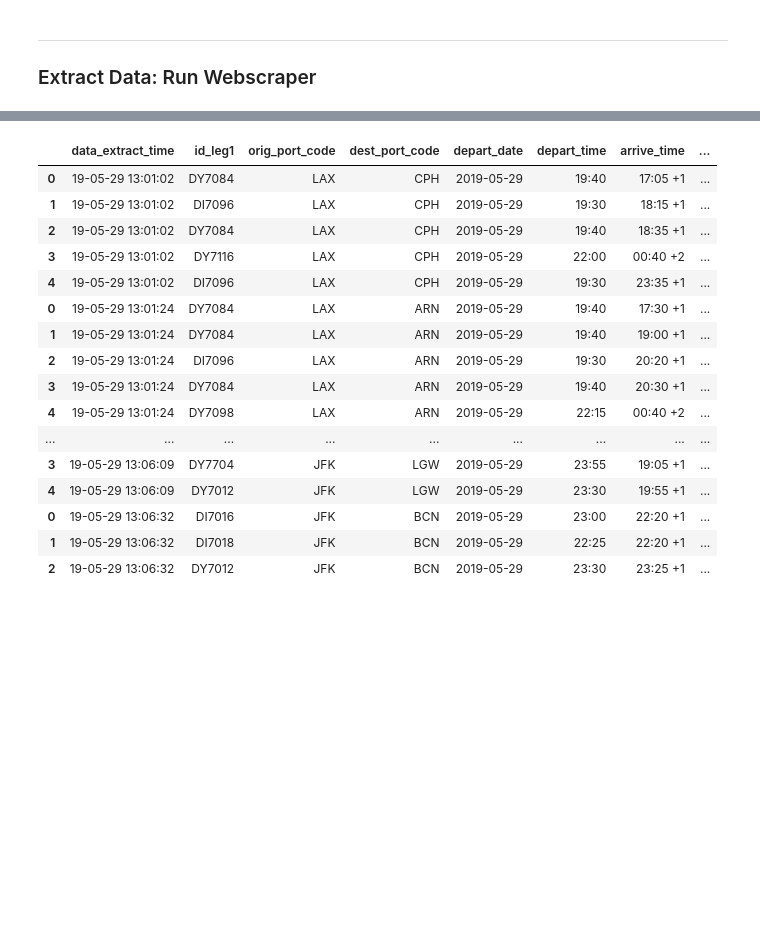
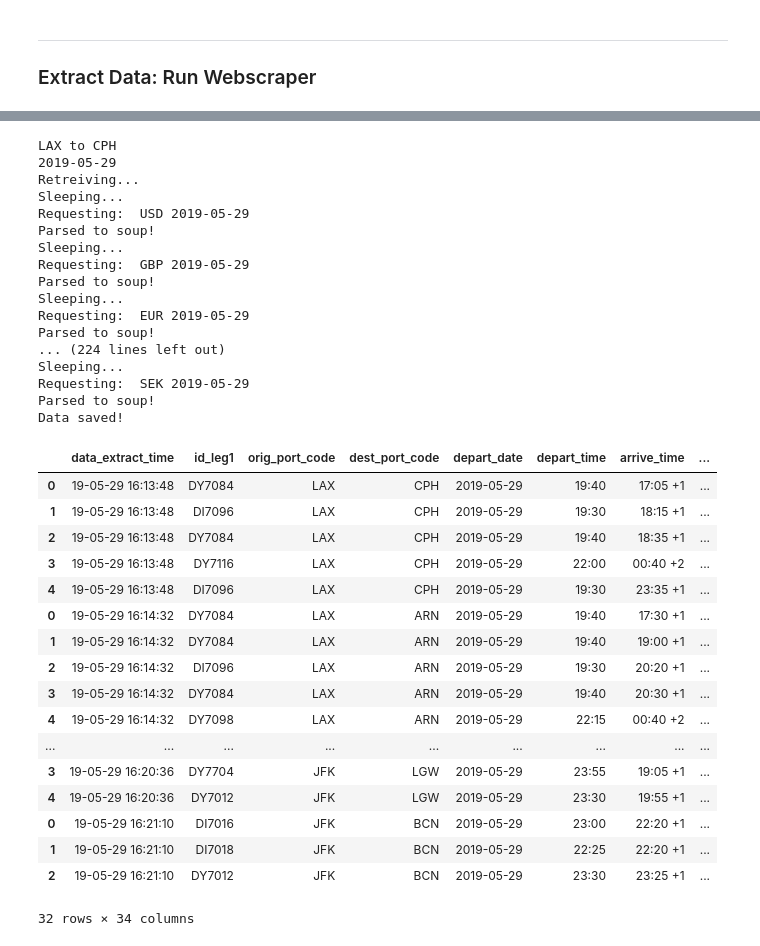
Before and after one commit to chenjoyq/intl-airfare-pricing, a Jupyter notebook: intl_airfare_pricing_code.ipynb, the cells around one changed output, grey strips where cells are left out. Cells and saved outputs as stored; diff of their text form; code cells hidden in the pictures; blank space fills up the shorter version.

```diff
--- a/intl_airfare_pricing_code.ipynb
+++ b/intl_airfare_pricing_code.ipynb
@@ -28,6 +28,8 @@ import time
 import datetime
 import pytz
 import re
+
+pd.options.display.max_rows = 50
 # %% [markdown]
 ***
 
@@ -63,12 +65,6 @@ usd_index = list(curr).index('USD')
 # %%
 # Specify time right now
 today_date = datetime.datetime.now(pytz.timezone('US/Pacific'))
-
-# Specify time period to retrieve flight prices over (days)
-time_frame = 1
-
-# Create list of dates beginning from now
-dates = pd.date_range(today_date.strftime('%Y-%m-%d'), periods = time_frame).tolist()
 # %% [markdown]
 ***
 
@@ -394,20 +381,38 @@ Data saved!
-# %%
-tix_data
-# %% [output]
-|  | data_extract_time | id_leg1 | orig_port_code | dest_port_code | depart_date | depart_time | arrive_time | ... |
-| 0 | 19-05-29 13:01:02 | DY7084 | LAX | CPH | 2019-05-29 | 19:40 | 17:05 +1 | ... |
-| 1 | 19-05-29 13:01:02 | DI7096 | LAX | CPH | 2019-05-29 | 19:30 | 18:15 +1 | ... |
-| 2 | 19-05-29 13:01:02 | DY7084 | LAX | CPH | 2019-05-29 | 19:40 | 18:35 +1 | ... |
-| 3 | 19-05-29 13:01:02 | DY7116 | LAX | CPH | 2019-05-29 | 22:00 | 00:40 +2 | ... |
-| 4 | 19-05-29 13:01:02 | DI7096 | LAX | CPH | 2019-05-29 | 19:30 | 23:35 +1 | ... |
-| 0 | 19-05-29 13:01:24 | DY7084 | LAX | ARN | 2019-05-29 | 19:40 | 17:30 +1 | ... |
-| 1 | 19-05-29 13:01:24 | DY7084 | LAX | ARN | 2019-05-29 | 19:40 | 19:00 +1 | ... |
-| 2 | 19-05-29 13:01:24 | DI7096 | LAX | ARN | 2019-05-29 | 19:30 | 20:20 +1 | ... |
-| 3 | 19-05-29 13:01:24 | DY7084 | LAX | ARN | 2019-05-29 | 19:40 | 20:30 +1 | ... |
-| 4 | 19-05-29 13:01:24 | DY7098 | LAX | ARN | 2019-05-29 | 22:15 | 00:40 +2 | ... |
-| ... | ... | ... | ... | ... | ... | ... | ... | ... |
-| 3 | 19-05-29 13:06:09 | DY7704 | JFK | LGW | 2019-05-29 | 23:55 | 19:05 +1 | ... |
-| 4 | 19-05-29 13:06:09 | DY7012 | JFK | LGW | 2019-05-29 | 23:30 | 19:55 +1 | ... |
-| 0 | 19-05-29 13:06:32 | DI7016 | JFK | BCN | 2019-05-29 | 23:00 | 22:20 +1 | ... |
-| 1 | 19-05-29 13:06:32 | DI7018 | JFK | BCN | 2019-05-29 | 22:25 | 22:20 +1 | ... |
-| 2 | 19-05-29 13:06:32 | DY7012 | JFK | BCN | 2019-05-29 | 23:30 | 23:25 +1 | ... |
+# %%
+data = get_tix(1)
+# %% [output]
+LAX to CPH
+2019-05-29
+Retreiving...
+Sleeping...
+Requesting:  USD 2019-05-29
+Parsed to soup!
+Sleeping...
+Requesting:  GBP 2019-05-29
+Parsed to soup!
+Sleeping...
+Requesting:  EUR 2019-05-29
+Parsed to soup!
+... (224 lines left out)
+Sleeping...
+Requesting:  SEK 2019-05-29
+Parsed to soup!
+Data saved!
+|  | data_extract_time | id_leg1 | orig_port_code | dest_port_code | depart_date | depart_time | arrive_time | ... |
+| 0 | 19-05-29 16:13:48 | DY7084 | LAX | CPH | 2019-05-29 | 19:40 | 17:05 +1 | ... |
+| 1 | 19-05-29 16:13:48 | DI7096 | LAX | CPH | 2019-05-29 | 19:30 | 18:15 +1 | ... |
+| 2 | 19-05-29 16:13:48 | DY7084 | LAX | CPH | 2019-05-29 | 19:40 | 18:35 +1 | ... |
+| 3 | 19-05-29 16:13:48 | DY7116 | LAX | CPH | 2019-05-29 | 22:00 | 00:40 +2 | ... |
+| 4 | 19-05-29 16:13:48 | DI7096 | LAX | CPH | 2019-05-29 | 19:30 | 23:35 +1 | ... |
+| 0 | 19-05-29 16:14:32 | DY7084 | LAX | ARN | 2019-05-29 | 19:40 | 17:30 +1 | ... |
+| 1 | 19-05-29 16:14:32 | DY7084 | LAX | ARN | 2019-05-29 | 19:40 | 19:00 +1 | ... |
+| 2 | 19-05-29 16:14:32 | DI7096 | LAX | ARN | 2019-05-29 | 19:30 | 20:20 +1 | ... |
+| 3 | 19-05-29 16:14:32 | DY7084 | LAX | ARN | 2019-05-29 | 19:40 | 20:30 +1 | ... |
+| 4 | 19-05-29 16:14:32 | DY7098 | LAX | ARN | 2019-05-29 | 22:15 | 00:40 +2 | ... |
+| ... | ... | ... | ... | ... | ... | ... | ... | ... |
+| 3 | 19-05-29 16:20:36 | DY7704 | JFK | LGW | 2019-05-29 | 23:55 | 19:05 +1 | ... |
+| 4 | 19-05-29 16:20:36 | DY7012 | JFK | LGW | 2019-05-29 | 23:30 | 19:55 +1 | ... |
+| 0 | 19-05-29 16:21:10 | DI7016 | JFK | BCN | 2019-05-29 | 23:00 | 22:20 +1 | ... |
+| 1 | 19-05-29 16:21:10 | DI7018 | JFK | BCN | 2019-05-29 | 22:25 | 22:20 +1 | ... |
+| 2 | 19-05-29 16:21:10 | DY7012 | JFK | BCN | 2019-05-29 | 23:30 | 23:25 +1 | ... |
+32 rows × 34 columns
```
Also changed, not shown: parts of 2 cells of this notebook.
